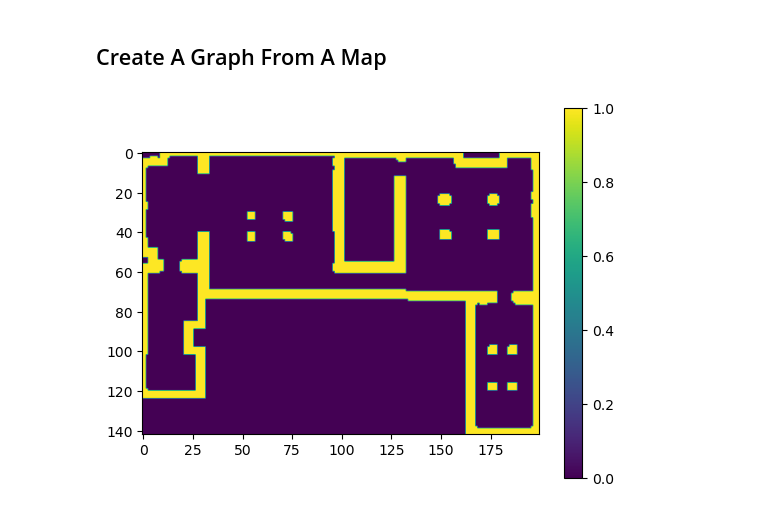
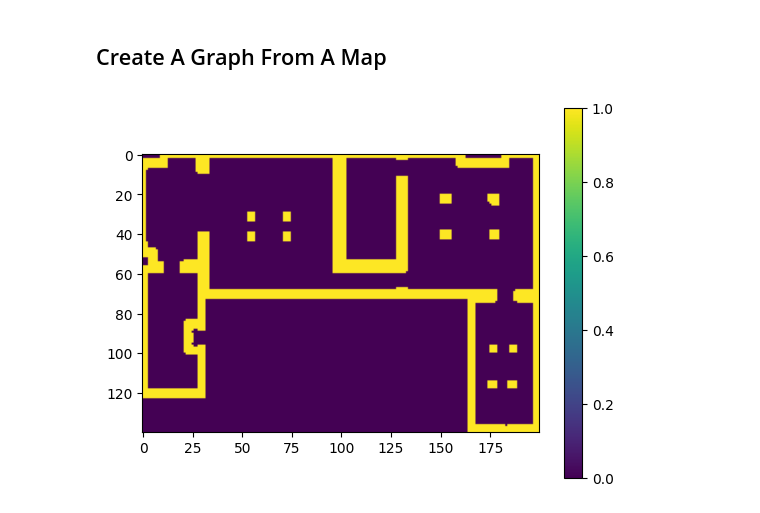
Before and after one commit to AlbertWeirdo/ME597AS, a Jupyter notebook: src/task_4/navigation_astar_f24.ipynb, the cells around one changed output. Cells and saved outputs as stored; diff of their text form; code cells hidden in the pictures.

```diff
--- a/src/task_4/navigation_astar_f24.ipynb
+++ b/src/task_4/navigation_astar_f24.ipynb
@@ -580,16 +587,16 @@ class MapProcessor():
 # mp = MapProcessor('map')
 mp = MapProcessor('/home/albert/ros2_ws/src/task_4/maps/sync_classroom_map')
 # %%
-kr = mp.rect_kernel(5,1)
-#kr = mp.rect_kernel(1,1)
+# kr = mp.rect_kernel(5,1)
+kr = mp.rect_kernel(1,1)
 mp.inflate_map(kr,True)
 
 mp.get_graph_from_map()
 
 fig, ax = plt.subplots(dpi=100)
 plt.imshow(mp.inf_map_img_array)
 plt.colorbar()
 plt.show()
 # %% [output]
-[figure, old version]
+[figure, new version]
 # %%
```
Also changed, not shown: parts of 9 cells of this notebook, 4 other files.
